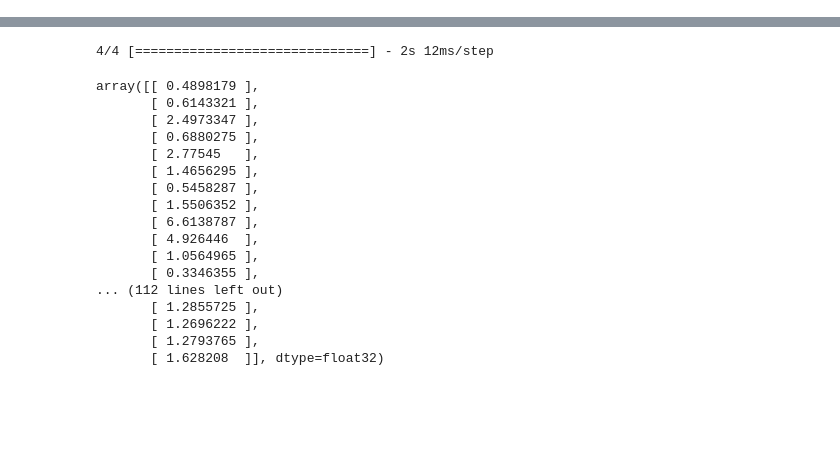
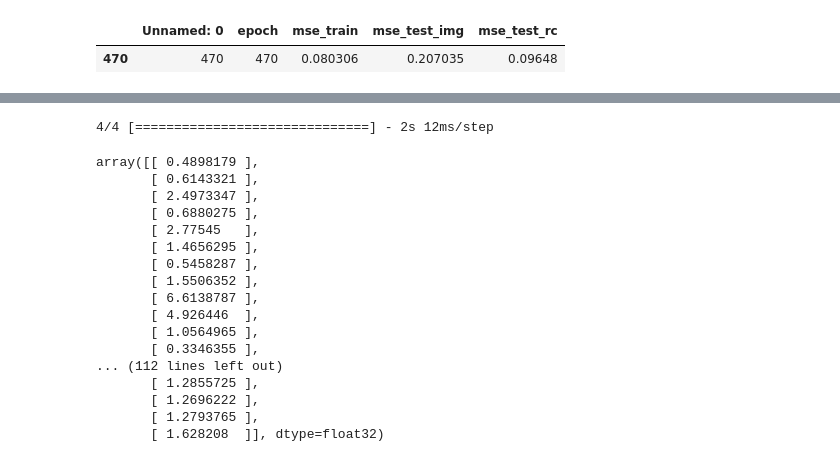
Before and after one commit to Queeno11/Satellite-Imagery-Income-Prediction, a Jupyter notebook: scripts/debug.ipynb, the cells around one changed output, grey strips where cells are left out. Cells and saved outputs as stored; diff of their text form; code cells hidden in the pictures; blank space fills up the shorter version.

```diff
--- a/scripts/debug.ipynb
+++ b/scripts/debug.ipynb
@@ -1,3 +1,12 @@
+# %%
+import pandas as pd
+
+hist_df = pd.read_csv("/mnt/d/Maestría/Tesis/Repo/data/data_out/models_by_epoch/mobnet_v3_large_size128_tiles1_sample1_maybe_working/mobnet_v3_large_size128_tiles1_sample1_maybe_working_metrics_over_epochs.csv")
+
+hist_df[hist_df.mse_test_rc.min()==hist_df.mse_test_rc]
+# %% [output]
+|  | Unnamed: 0 | epoch | mse_train | mse_test_img | mse_test_rc |
+| 470 | 470 | 470 | 0.080306 | 0.207035 | 0.09648 |
 # %%
 ##############      Configuración      ##############
 import sys
```
Also changed, not shown: 5 other files.
